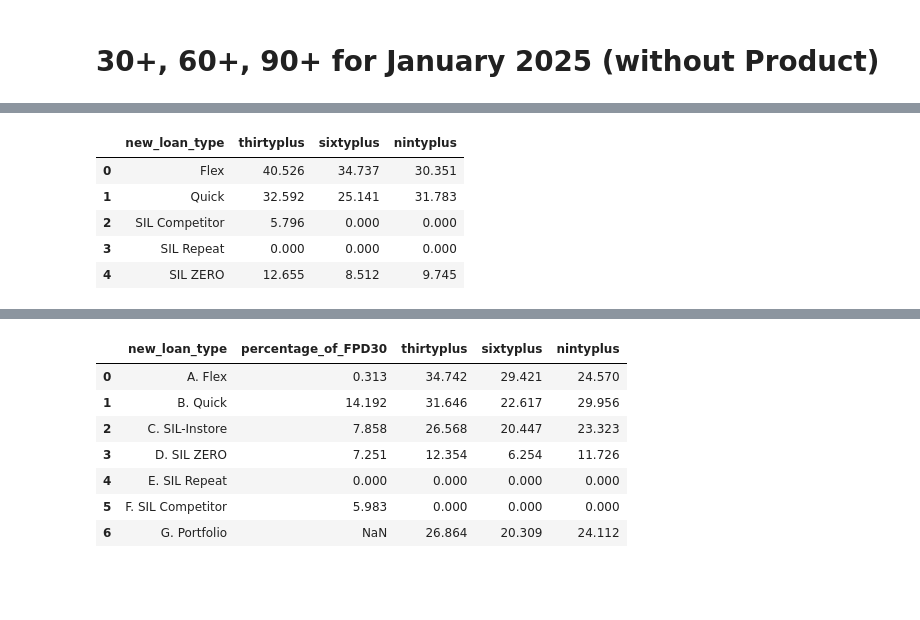
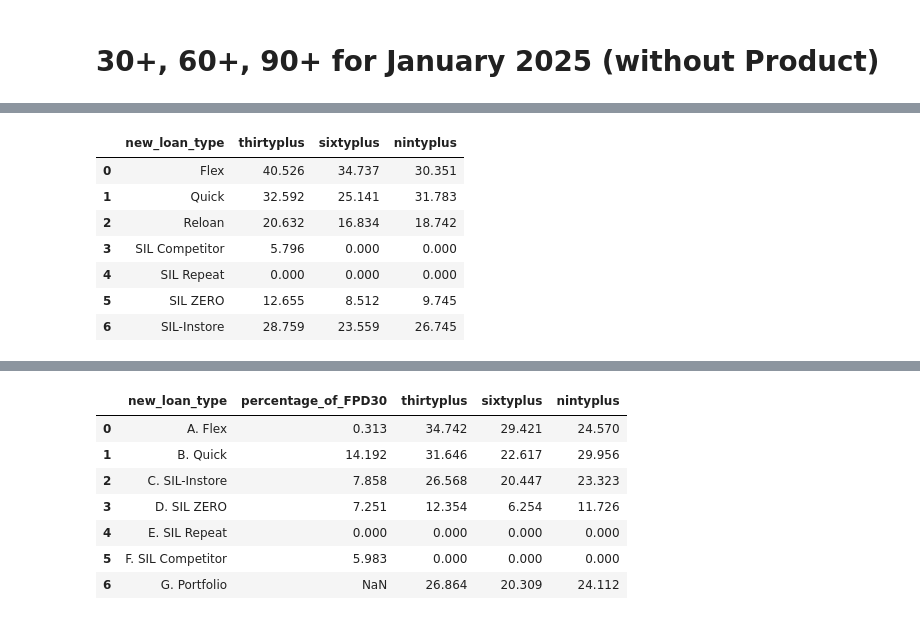
Before and after one commit to dchakroborti-tonik/KRI_Report_New, a Jupyter notebook: Notebook/New Notebook/newkrireportApril2024.ipynb, the cells around one changed output, grey strips where cells are left out. Cells and saved outputs as stored; diff of their text form; code cells hidden in the pictures; blank space fills up the shorter version.

Commit message:
January 2025 data updated to include upsell data both flex-up and Reloan

```diff
--- a/Notebook/New Notebook/newkrireportApril2024.ipynb
+++ b/Notebook/New Notebook/newkrireportApril2024.ipynb
@@ -53,8 +59,11 @@ jan25fpd30
 # %% [markdown]
 # 30+, 60+, 90+ for January 2025
 # %%
-sq = """with b as
-(select t1.new_loan_type
+sq = """
+with b as
+(select
+(case when t1.new_loan_type = 'Flex-up' and reloan_flag = 1 then 'Reloan'
+else t1.new_loan_type end) new_loan_type
 , count(distinct t2.loanAccountNumber) cnt_loan
 , count(distinct case when t2.Max_current_DPD >=30 then t2.loanAccountNumber end) thirtyplus
 , count(distinct case when date_diff(date(t2.bucketDate), date(t2.firstduedate), day) >=30 then t2.loanAccountNumber end) obsthirtyplus
@@ -65,7 +74,8 @@ sq = """with b as
 from `risk_credit_mis.loan_bucket_flow_report_core` t2
 inner join `risk_credit_mis.loan_master_table` t1 on t2.loanAccountNumber = t1.loanAccountNumber
 WHERE t1.flagDisbursement = 1
-and t1.new_loan_type in ('Quick','Flex','SIL-Instore', 'SIL ZERO', 'SIL Competitor', 'SIL Repeat')
+and (case when t1.new_loan_type = 'Flex-up' and reloan_flag = 1 then 'Reloan'
+else t1.new_loan_type end)  in ('Quick','Flex','SIL-Instore', 'SIL ZERO', 'SIL Competitor', 'SIL Repeat', 'Reloan')
 and t2.loanStatus in ('In Arrears','Normal')
 and t2.bucketDate in ('2025-01-31')
 group by 1
@@ -77,8 +87,8 @@ case when sum(obsthirtyplus) = 0 then 0 else round(sum(sixtyplus)/sum(obsthirtyp
 case when sum(obsnintyplus) = 0 then 0 else round(sum(nintyplus)/sum(obsnintyplus)*100, 3) end nintyplus,
 from b
 group by 1
-order by 1
-;"""
+order by 1;
+"""
 
 secondpartJan25 = client.query(sq).to_dataframe(progress_bar_type='tqdm')
 secondpartJan25
@@ -134,12 +147,14 @@ jan25fpd30.head()
 # %%
-secondpartJan25.head()
+secondpartJan25
 # %% [output]
 |  | new_loan_type | thirtyplus | sixtyplus | nintyplus |
 | 0 | Flex | 40.526 | 34.737 | 30.351 |
 | 1 | Quick | 32.592 | 25.141 | 31.783 |
-| 2 | SIL Competitor | 5.796 | 0.000 | 0.000 |
-| 3 | SIL Repeat | 0.000 | 0.000 | 0.000 |
-| 4 | SIL ZERO | 12.655 | 8.512 | 9.745 |
+| 2 | Reloan | 20.632 | 16.834 | 18.742 |
+| 3 | SIL Competitor | 5.796 | 0.000 | 0.000 |
+| 4 | SIL Repeat | 0.000 | 0.000 | 0.000 |
+| 5 | SIL ZERO | 12.655 | 8.512 | 9.745 |
+| 6 | SIL-Instore | 28.759 | 23.559 | 26.745 |
 # %%
 dfJan25 = jan25fpd30.merge(secondpartJan25, on='new_loan_type', how='left')
 dfJan25
```
Also changed, not shown: parts of 8 cells of this notebook.
